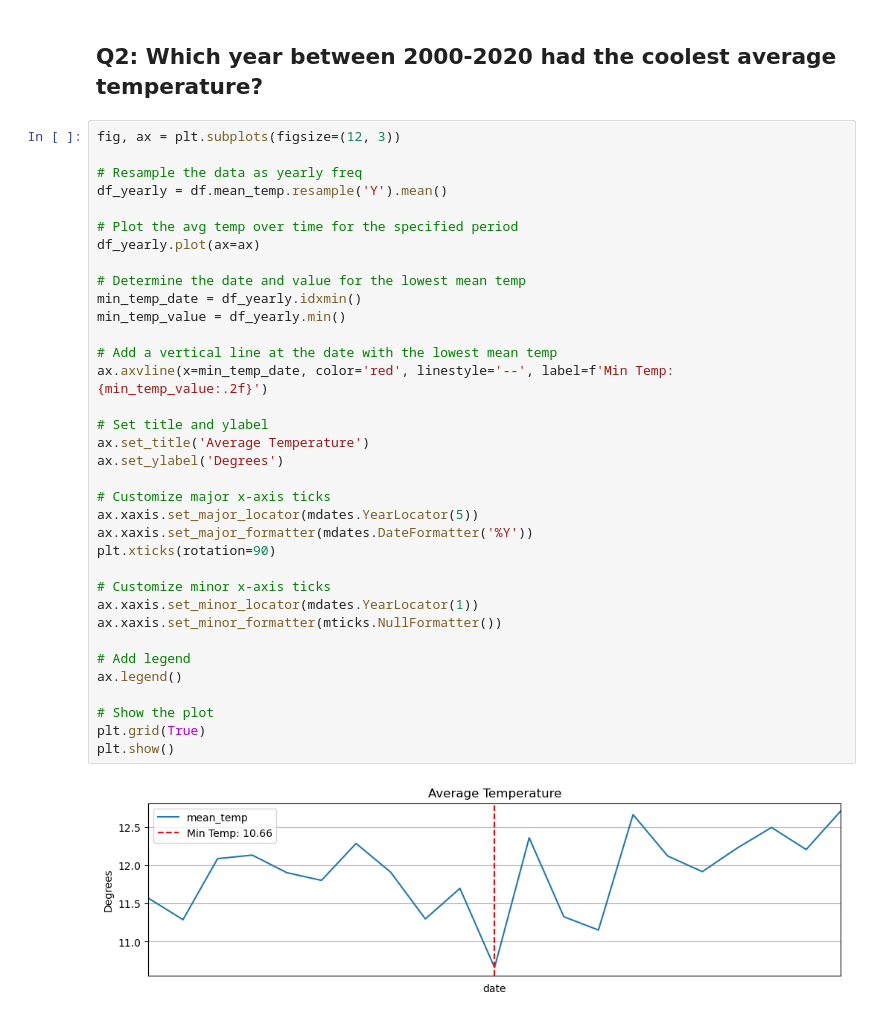
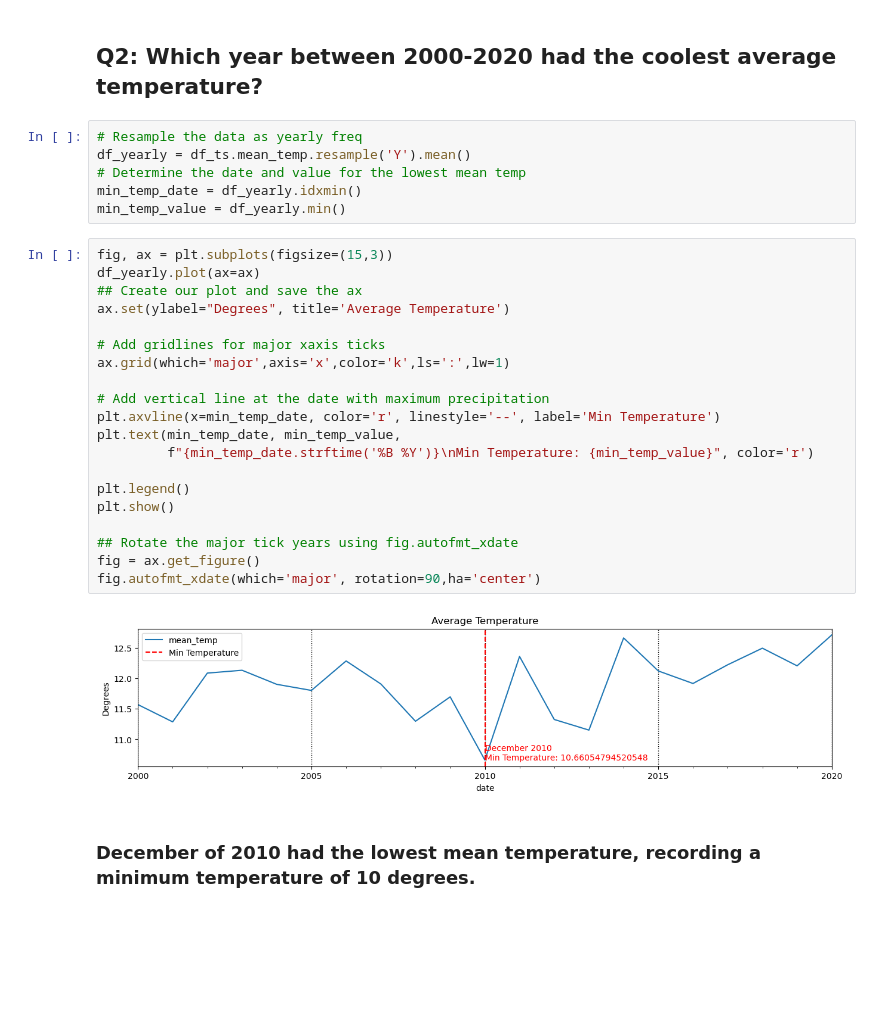
Before and after one commit to pmontecinos23/Resampling-Datetime-Data, a Jupyter notebook: Resampling Datetime Data.ipynb, the cells around one changed output. Saved outputs shown, nothing was run; the diff lists cells and outputs as text; blank space fills up the shorter version.

Commit message:
Datetime Data

```diff
--- a/Resampling Datetime Data.ipynb
+++ b/Resampling Datetime Data.ipynb
@@ -213,39 +250,32 @@ ax.xaxis.set_major_formatter(fmt_major_yr)
 # %% [markdown]
 ## Q2: Which year between 2000-2020 had the coolest average temperature?
-# %%
-fig, ax = plt.subplots(figsize=(12, 3))
-
-# Resample the data as yearly freq
-df_yearly = df.mean_temp.resample('Y').mean()
-
-# Plot the avg temp over time for the specified period
-df_yearly.plot(ax=ax)
-
-# Determine the date and value for the lowest mean temp
-min_temp_date = df_yearly.idxmin()
-min_temp_value = df_yearly.min()
-
-# Add a vertical line at the date with the lowest mean temp
-ax.axvline(x=min_temp_date, color='red', linestyle='--', label=f'Min Temp: {min_temp_value:.2f}')
-
-# Set title and ylabel
-ax.set_title('Average Temperature')
-ax.set_ylabel('Degrees')
-
-# Customize major x-axis ticks
-ax.xaxis.set_major_locator(mdates.YearLocator(5))
-ax.xaxis.set_major_formatter(mdates.DateFormatter('%Y'))
-plt.xticks(rotation=90)
-
-# Customize minor x-axis ticks
-ax.xaxis.set_minor_locator(mdates.YearLocator(1))
-ax.xaxis.set_minor_formatter(mticks.NullFormatter())
-
-# Add legend
-ax.legend()
-
-# Show the plot
-plt.grid(True)
-plt.show()
-# %% [output]
-[figure, removed]
+# %%
+# Resample the data as yearly freq
+df_yearly = df_ts.mean_temp.resample('Y').mean()
+# Determine the date and value for the lowest mean temp
+min_temp_date = df_yearly.idxmin()
+min_temp_value = df_yearly.min()
+# %%
+fig, ax = plt.subplots(figsize=(15,3))
+df_yearly.plot(ax=ax)
+## Create our plot and save the ax
+ax.set(ylabel="Degrees", title='Average Temperature')
+
+# Add gridlines for major xaxis ticks
+ax.grid(which='major',axis='x',color='k',ls=':',lw=1)
+
+# Add vertical line at the date with maximum precipitation
+plt.axvline(x=min_temp_date, color='r', linestyle='--', label='Min Temperature')
+plt.text(min_temp_date, min_temp_value,
+         f"{min_temp_date.strftime('%B %Y')}\nMin Temperature: {min_temp_value}", color='r')
+
+plt.legend()
+plt.show()
+
+## Rotate the major tick years using fig.autofmt_xdate
+fig = ax.get_figure()
+fig.autofmt_xdate(which='major', rotation=90,ha='center')
+# %% [output]
+[figure, added]
+# %% [markdown]
+### December of 2010 had the lowest mean temperature, recording a minimum temperature of 10 degrees.
```
Also changed, not shown: parts of 13 cells of this notebook.
